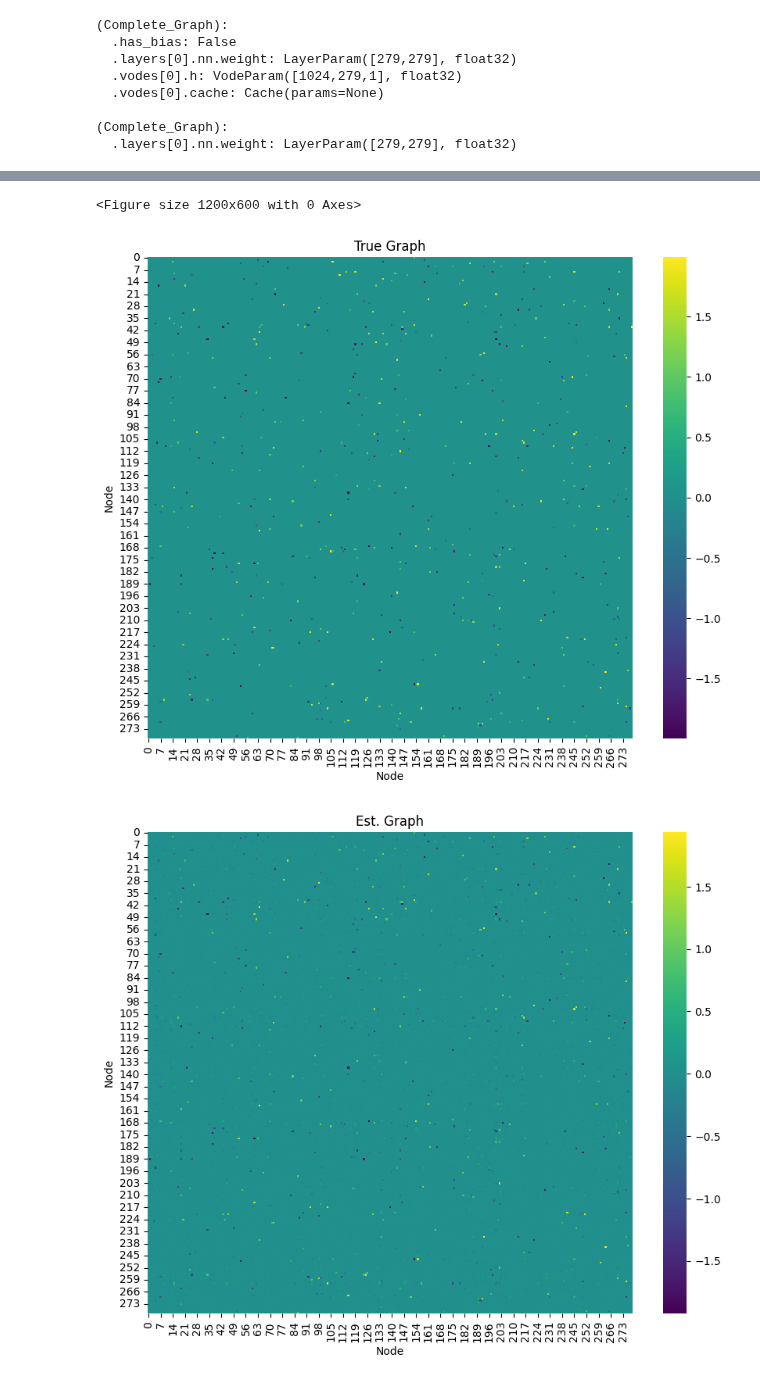
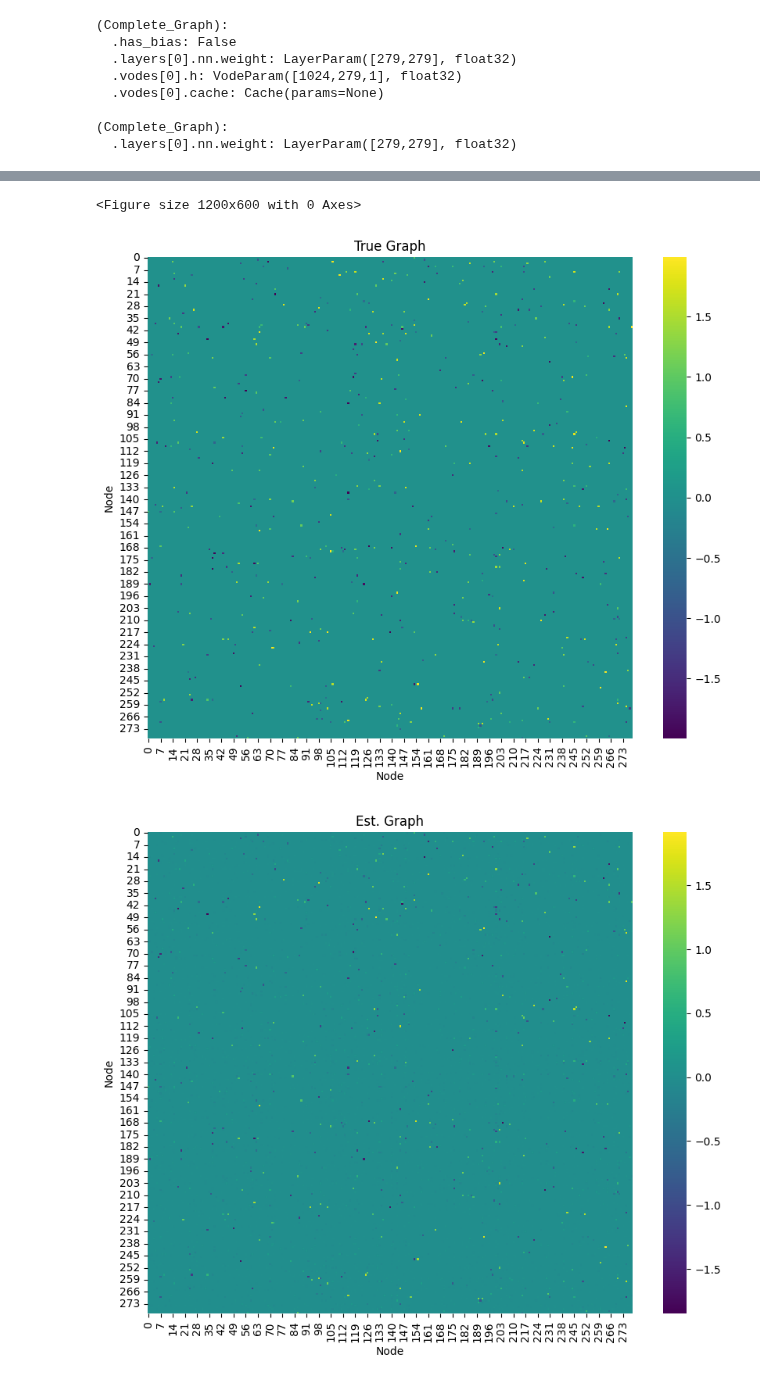
Before and after one commit to liukidar/pcx, a Jupyter notebook: examples/8_causal_connectome_luca.ipynb, the cells around one changed output, grey strips where cells are left out. Drawn from its saved outputs; the diff is of its cells as text; code cells hidden in the pictures.

```diff
--- a/examples/8_causal_connectome_luca.ipynb
+++ b/examples/8_causal_connectome_luca.ipynb
@@ -46,7 +88,14 @@ set_random_seed(seed)
 #B_true = simulate_dag(d=100, s0=400, graph_type='ER') # ER4
 # debugging data
 #B_true = simulate_dag(d=10, s0=20, graph_type='ER') # ER2
+
+
+#B_true = C_dag_bin # if you want to use the connectome-based DAG # best performance so far with 200,000 samples: 0.06
+#B_true = ER_dag_bin # if you want to use the ER-based DAG
+
+
 #B_true = simulate_dag(d=50, s0=100, graph_type='ER') # ER2
+#B_true = simulate_dag(d=100, s0=200, graph_type='ER') # ER2
 B_true = simulate_dag(d=279, s0=558, graph_type='ER') # ER2
 
 # create simple data using simulate_dag method from causal_helpers with expected number of edges (s0) and number of nodes (d)
@@ -60,7 +109,8 @@ W_true = simulate_parameter(B_true)
 # for debugging
 #X = simulate_linear_sem(W_true, n=2500, sem_type='gauss')
 #X = simulate_linear_sem(W_true, n=6250, sem_type='gauss')
-X = simulate_linear_sem(W_true, n=100000, sem_type='gauss') # 1000*(279**2)/(20**2) = 194602
+#X = simulate_linear_sem(W_true, n=50000, sem_type='gauss')
+X = simulate_linear_sem(W_true, n=200000, sem_type='gauss') # 1000*(279**2)/(20**2) = 194602
 
 # NOTE: you may not write positional arguments after keyword arguments.
 # That is, the values that you are passing positionally have to come first!
@@ -480,11 +546,15 @@ plt.show()
+# %%
+# Now use a threshold of 0.3 to binarize the weighted adjacency matrix W
+W_est = np.array(model.get_W())
+B_est = np.array(jnp.abs(W) > 0.3)
 # %%
 # now show the adjacency matrix of the true graph and the estimated graph side by side
 plt.figure(figsize=(12, 6))
 
 plot_adjacency_matrix(W_true, title='True Graph')
 
-plot_adjacency_matrix(model.get_W(), title='Est. Graph')
+plot_adjacency_matrix(W_est, title='Est. Graph')
 # %% [output]
 <Figure size 1200x600 with 0 Axes>
 [figure]
-[figure, old version]
+[figure, new version]
```
Also changed, not shown: parts of 20 cells of this notebook, 1 other file.
